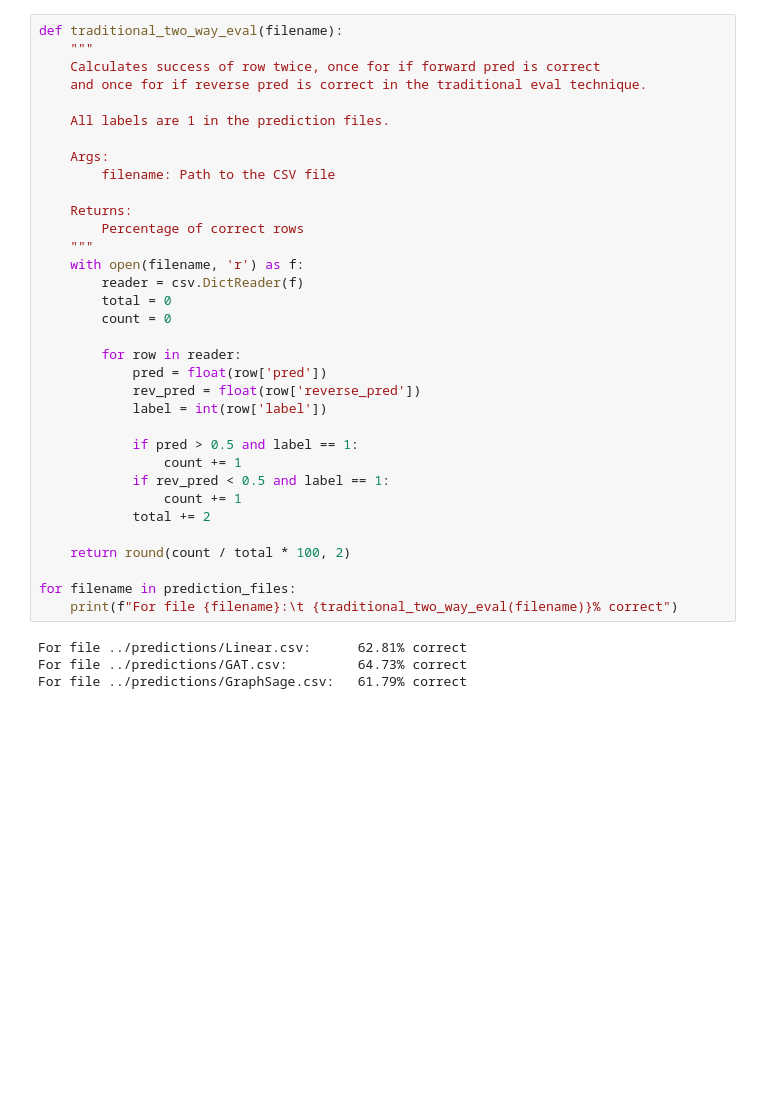
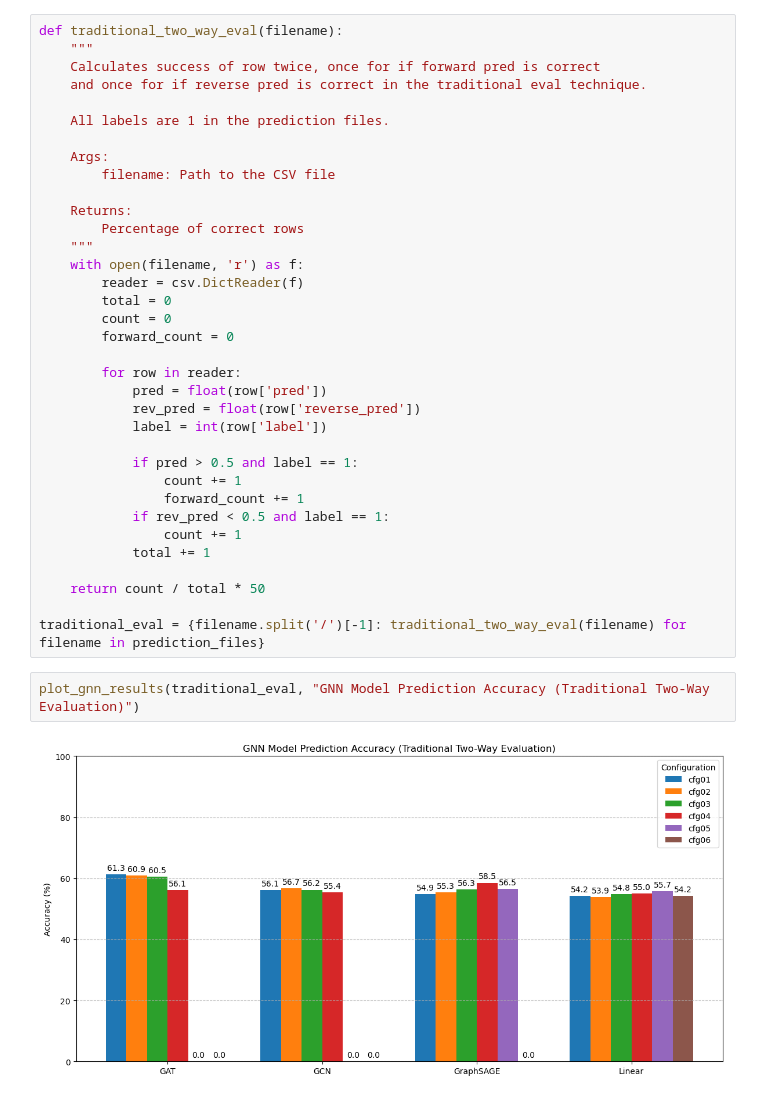
Before and after one commit to parkerjstewart/CS224W_Project, a Jupyter notebook: notebooks/results_analysis.ipynb, the cells around one changed output. Drawn from its saved outputs; the diff is of its cells as text; blank space fills up the shorter version.

Commit message:
Accuracy analysis

```diff
--- a/notebooks/results_analysis.ipynb
+++ b/notebooks/results_analysis.ipynb
@@ -33,6 +108,7 @@ def traditional_two_way_eval(filename):
         reader = csv.DictReader(f)
         total = 0
         count = 0
+        forward_count = 0
 
         for row in reader:
             pred = float(row['pred'])
@@ -41,18 +117,18 @@ def traditional_two_way_eval(filename):
 
             if pred > 0.5 and label == 1:
                 count += 1
+                forward_count += 1
             if rev_pred < 0.5 and label == 1:
                 count += 1
-            total += 2
+            total += 1
 
-    return round(count / total * 100, 2)
+    return count / total * 50
 
-for filename in prediction_files:
-    print(f"For file {filename}:\t {traditional_two_way_eval(filename)}% correct")
+traditional_eval = {filename.split('/')[-1]: traditional_two_way_eval(filename) for filename in prediction_files}
-# %% [output]
-For file ../predictions/Linear.csv:      62.81% correct
-For file ../predictions/GAT.csv:         64.73% correct
-For file ../predictions/GraphSage.csv:   61.79% correct
+# %%
+plot_gnn_results(traditional_eval, "GNN Model Prediction Accuracy (Traditional Two-Way Evaluation)")
+# %% [output]
+[figure, added]
 # %%
 def comparative_eval(filename):
     """
```
Also changed, not shown: parts of 19 cells of this notebook, 47 other files.
